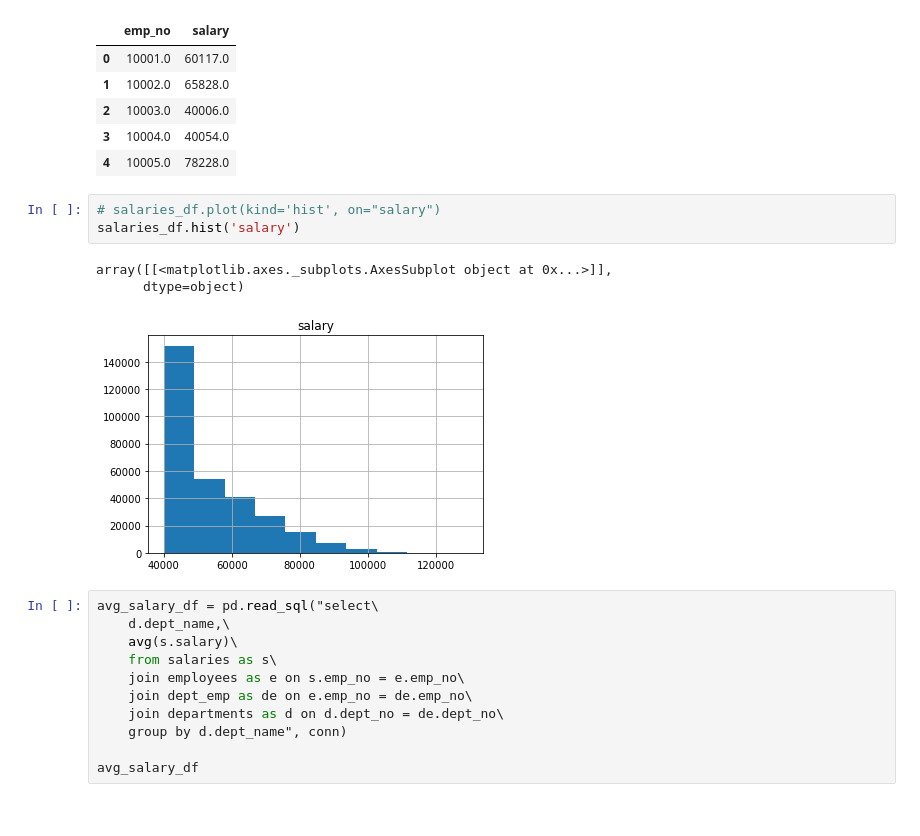
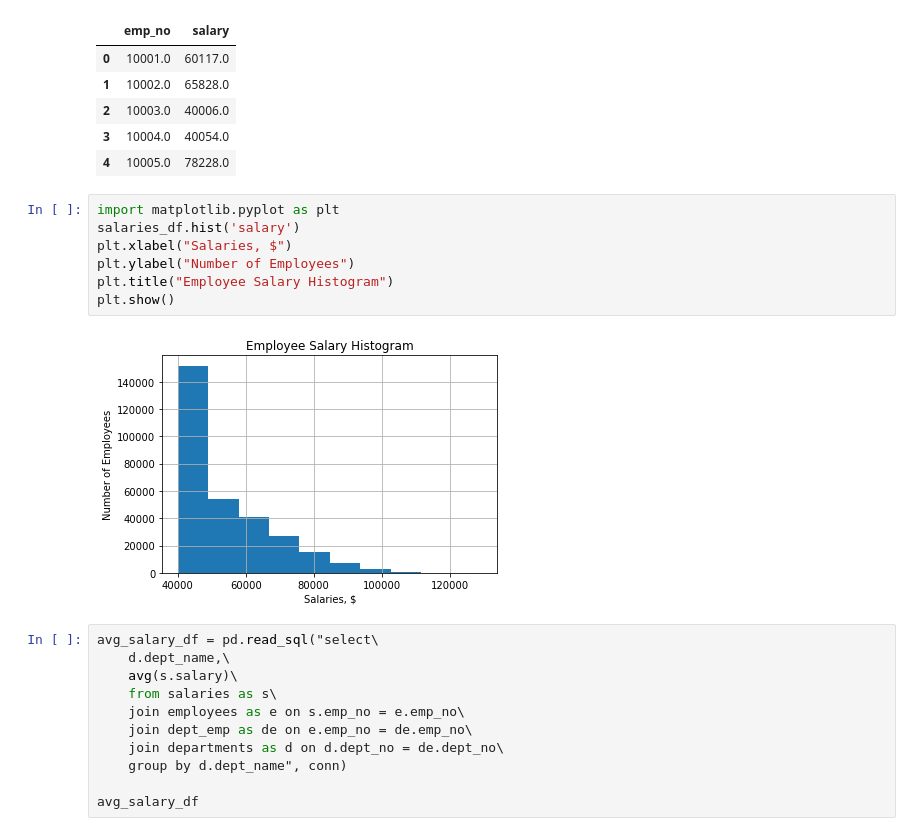
Before and after one commit to holla394/sql-challenge, a Jupyter notebook: EmployeeSQL/Bonus/bonus.ipynb, the cells around one changed output. Saved outputs shown, nothing was run; the diff lists cells and outputs as text.

```diff
--- a/EmployeeSQL/Bonus/bonus.ipynb
+++ b/EmployeeSQL/Bonus/bonus.ipynb
@@ -16,13 +16,15 @@ salaries_df.head()
 | 2 | 10003.0 | 40006.0 |
 | 3 | 10004.0 | 40054.0 |
 | 4 | 10005.0 | 78228.0 |
-# %%
-# salaries_df.plot(kind='hist', on="salary")
-salaries_df.hist('salary')
-# %% [output]
-array([[<matplotlib.axes._subplots.AxesSubplot object at 0x...>]],
-      dtype=object)
-[figure, removed]
+# %%
+import matplotlib.pyplot as plt
+salaries_df.hist('salary')
+plt.xlabel("Salaries, $")
+plt.ylabel("Number of Employees")
+plt.title("Employee Salary Histogram")
+plt.show()
+# %% [output]
+[figure, added]
 # %%
 avg_salary_df = pd.read_sql("select\
     d.dept_name,\
```
Also changed, not shown: parts of 1 cell of this notebook.
